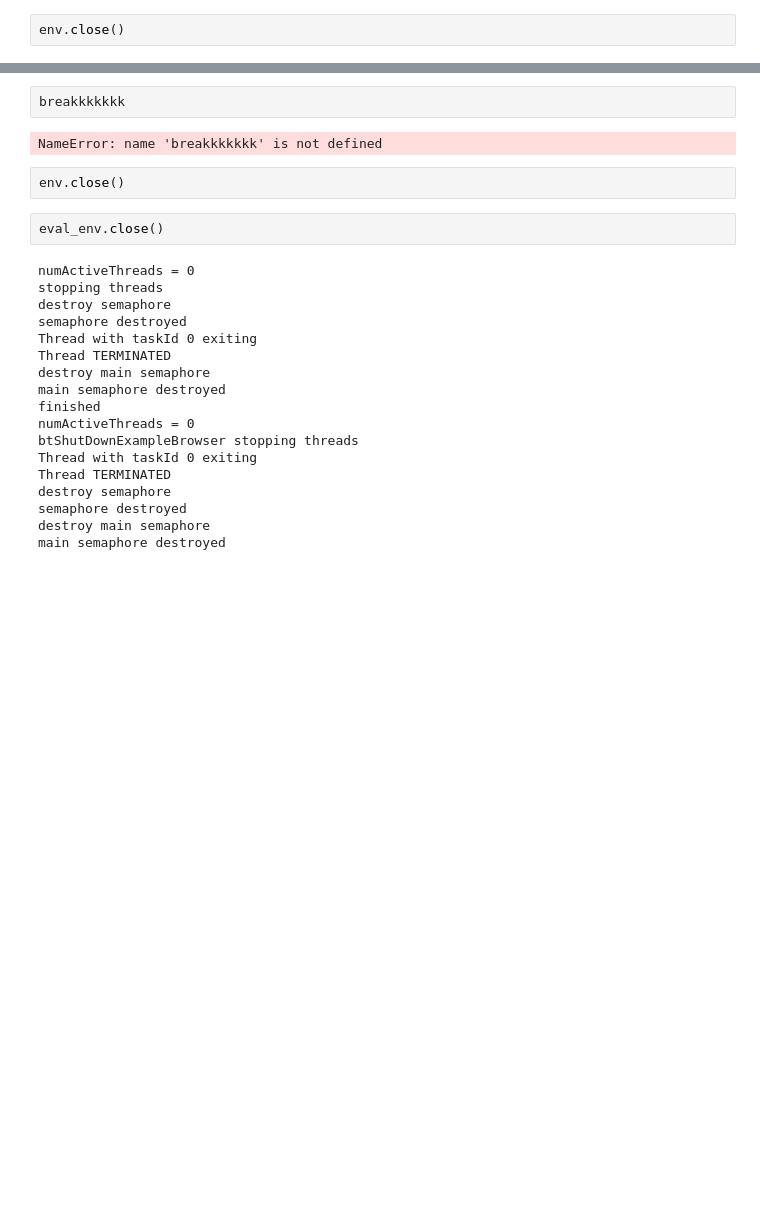
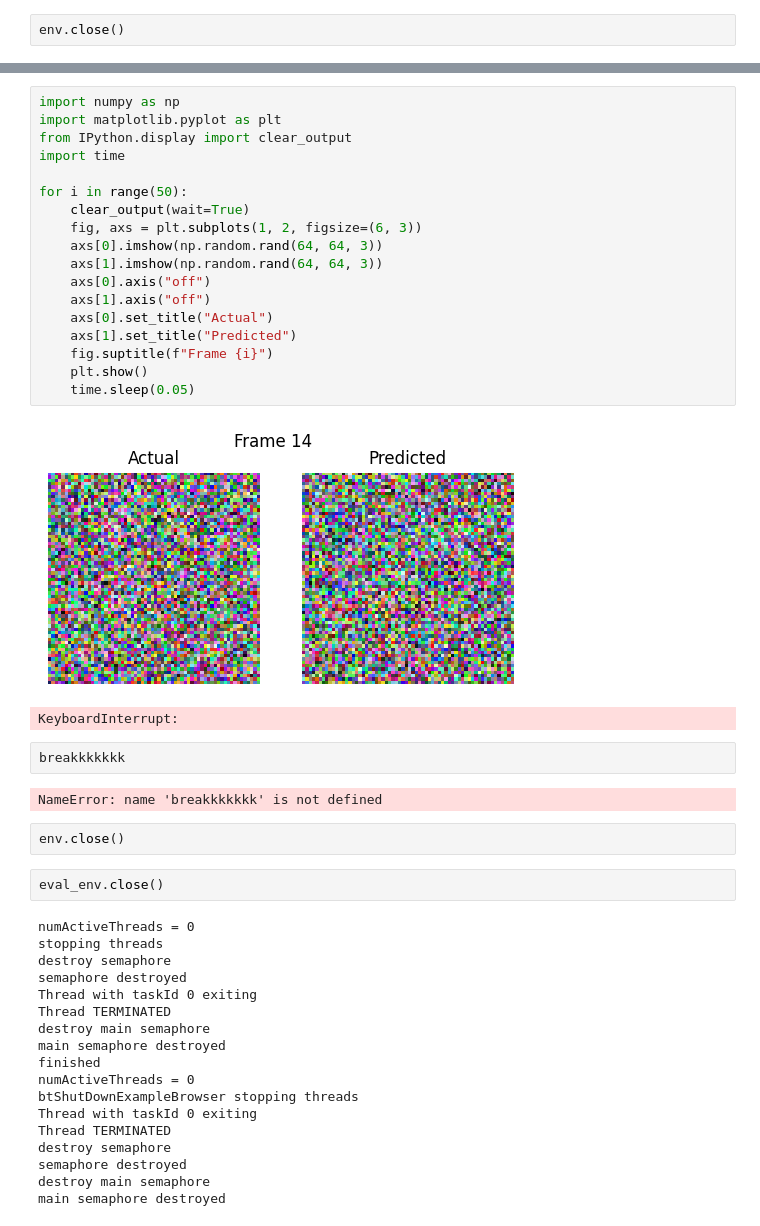
Before and after one commit to ferdinandhartmann/mt_start, a Jupyter notebook: mobile_robot_rl_2_sac.ipynb, the cells around one changed output, grey strips where cells are left out. Saved outputs shown, nothing was run; the diff lists cells and outputs as text; blank space fills up the shorter version.

```diff
--- a/mobile_robot_rl_2_sac.ipynb
+++ b/mobile_robot_rl_2_sac.ipynb
@@ -1021,3 +997,24 @@ NameError: name 'parse_urdf_and_plot' is not defined
+# %%
+import numpy as np
+import matplotlib.pyplot as plt
+from IPython.display import clear_output
+import time
+
+for i in range(50):
+    clear_output(wait=True)
+    fig, axs = plt.subplots(1, 2, figsize=(6, 3))
+    axs[0].imshow(np.random.rand(64, 64, 3))
+    axs[1].imshow(np.random.rand(64, 64, 3))
+    axs[0].axis("off")
+    axs[1].axis("off")
+    axs[0].set_title("Actual")
+    axs[1].set_title("Predicted")
+    fig.suptitle(f"Frame {i}")
+    plt.show()
+    time.sleep(0.05)
+# %% [output]
+[figure, added]
+KeyboardInterrupt:
 # %%
 breakkkkkkk
 # %% [output]
```
Also changed, not shown: parts of 8 cells of this notebook.
